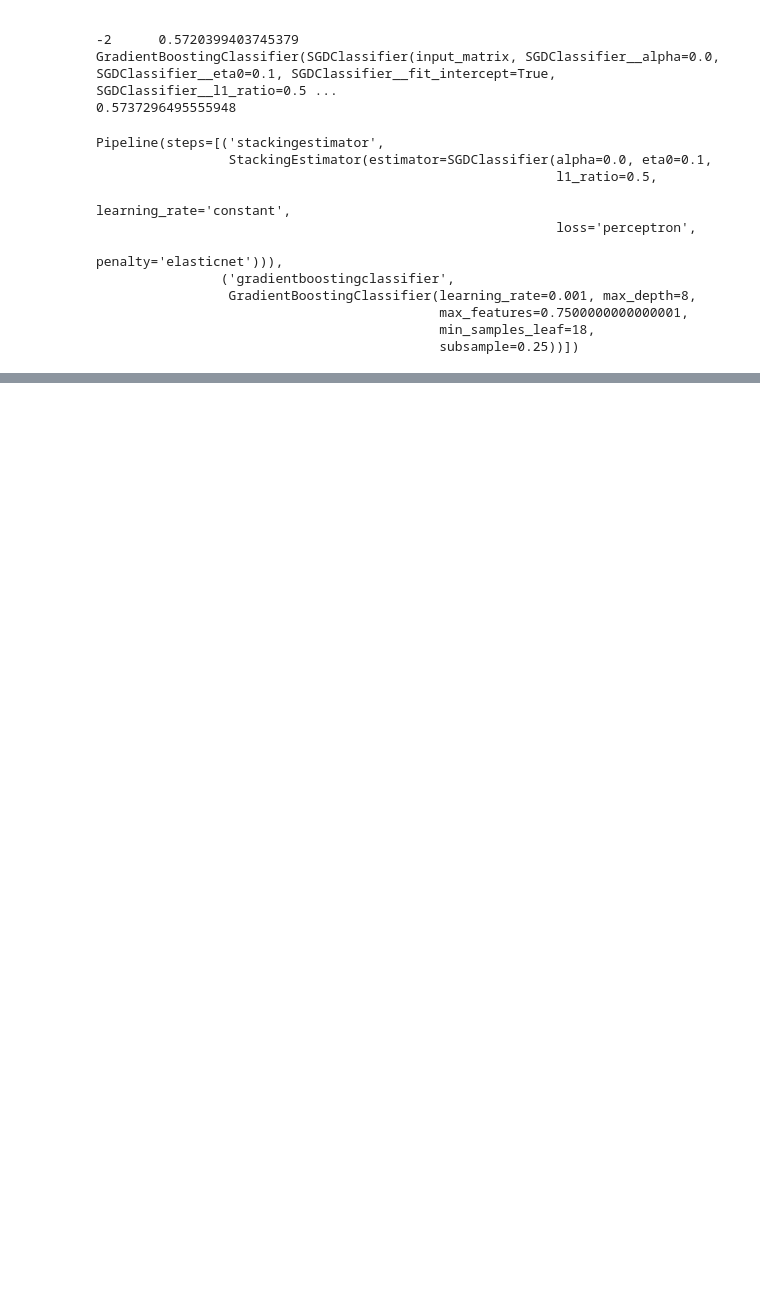
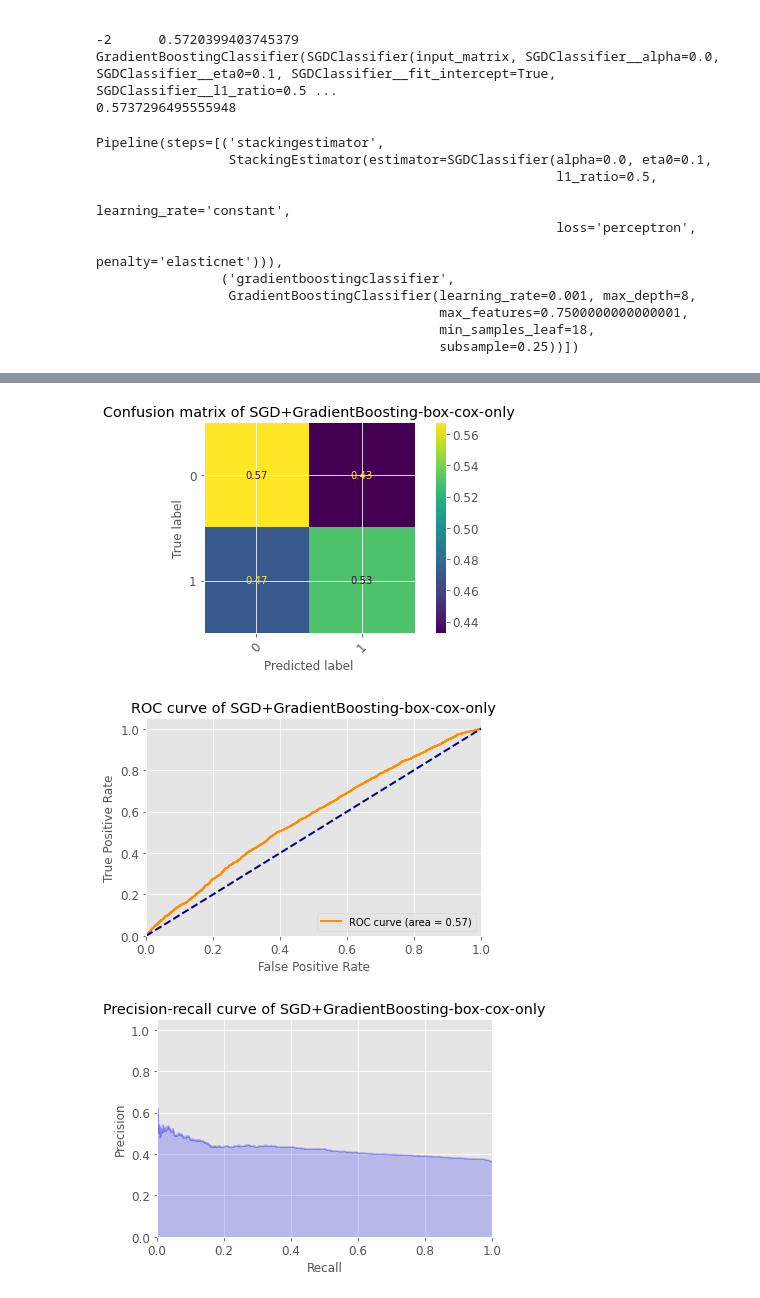
Before and after one commit to abhinav3398/song-popularity, a Jupyter notebook: notebooks/modeling.ipynb, the cells around one changed output, grey strips where cells are left out. Cells and saved outputs as stored; diff of their text form; code cells hidden in the pictures; blank space fills up the shorter version.

Commit message:
model 2 evaluations

```diff
--- a/notebooks/modeling.ipynb
+++ b/notebooks/modeling.ipynb
@@ -1137,0 +1074,74 @@ weighted avg       0.61      0.64      0.50     10000
+# %%
+class PreProcessorTransformer(BaseEstimator, TransformerMixin):
+    def __init__(self, cols, show_impute=False, inplace=False):
+        self.show_impute = show_impute
+        self.inplace = inplace
+        self.col_sig, self.col_pow, self.loudness = cols
+        self.cols = self.col_sig + self.col_pow
+        # self.inv_sigmoid = FunctionTransformer(lambda x: np.log(x / (1-x)))
+        self.loudness_transformer = FunctionTransformer(lambda x: np.log1p(-x))
+
+    def fit(self, X, y=None):
+        if type(X) is dict:
+            X = X.get('X')
+            y = X.get('y', y)
+
+        self.scaler = MinMaxScaler(feature_range=(0+1e-6, 1-1e-6)).fit(X[self.col_sig], y=y)
+
+        X_tmp = X[self.col_sig+self.col_pow].copy()
+        X_tmp[self.col_sig] = self.scaler.transform(X_tmp[self.col_sig])
+        # X_tmp[self.col_sig] = self.inv_sigmoid.fit_transform(X_tmp[self.col_sig], y=y)
+
+        self.transformer = PowerTransformer().fit(X_tmp)
+
+        return self
+
+    def transform(self, X):
+
+        if not self.inplace:
+            X = X.copy()
+
+
+        X[self.col_sig] = self.scaler.transform(X[self.col_sig])
+        # X[self.col_sig] = self.inv_sigmoid.fit_transform(X[self.col_sig])
+        # Box-Cox transformation
+        X[self.col_sig+self.col_pow] = self.transformer.transform(X[self.col_sig+self.col_pow])
+        X[self.loudness] = self.loudness_transformer.fit_transform(X[self.loudness])
+
+        return X
+
+transformer = PreProcessorTransformer([col_sig, col_pow, 'loudness'])
+
+preprocessor_pipe = Pipeline([
+    ("na-imputation", imputer),
+    ("transformation", transformer),
+])
+
+preprocessor_pipe.fit(X_train_full)
+X_preprocessed = preprocessor_pipe.transform(X_train_full)
+
+outlier_remover = LocalOutlierFactor(n_neighbors=20, contamination=0.02)
+mask = outlier_remover.fit_predict(X_preprocessed, y_train_full)
+mask = mask != -1
+outlier_remover.fit(X_preprocessed, y_train_full)
+X_train_preprocessed, y_train_preprocessed = X_preprocessed.iloc[mask, :], y_train_full[mask]
+X_train_preprocessed = pd.get_dummies(X_train_preprocessed)
+
+X_test_preprocessed = preprocessor_pipe.transform(X_test)
+isna = X_test_preprocessed.apply(lambda x: x.isnull().sum() > 0, axis=1).values
+X_test_preprocessed = X_test_preprocessed.loc[~isna, :]
+y_test_preprocessed = y_test[~isna]
+
+outlier_remover = LocalOutlierFactor(n_neighbors=20, contamination=0.02, novelty=True)
+outlier_remover.fit(X_preprocessed, y_train_full)
+mask = outlier_remover.predict(X_test_preprocessed)
+mask = mask != -1
+X_test_preprocessed, y_test_preprocessed = X_test_preprocessed.iloc[mask, :], y_test_preprocessed[mask]
+X_test_preprocessed = pd.get_dummies(X_test_preprocessed)
+
+
+search = GridSearchCV(exported_pipeline, scoring="roc_auc", cv=5, verbose=1, n_jobs=-1, param_grid={})
+search.fit(X_train_preprocessed, y_train_preprocessed)
+
+model_evaluation(search, X_test_preprocessed, y_test_preprocessed, title='SGD+GradientBoosting-box-cox-only', prediction_threshold=.365)
+# %% [output]
@@ -1137,0 +1157,3 @@ weighted avg       0.61      0.64      0.50     10000
+[figure, added]
+[figure, added]
+[figure, added]
```
Also changed, not shown: parts of 10 cells of this notebook.
